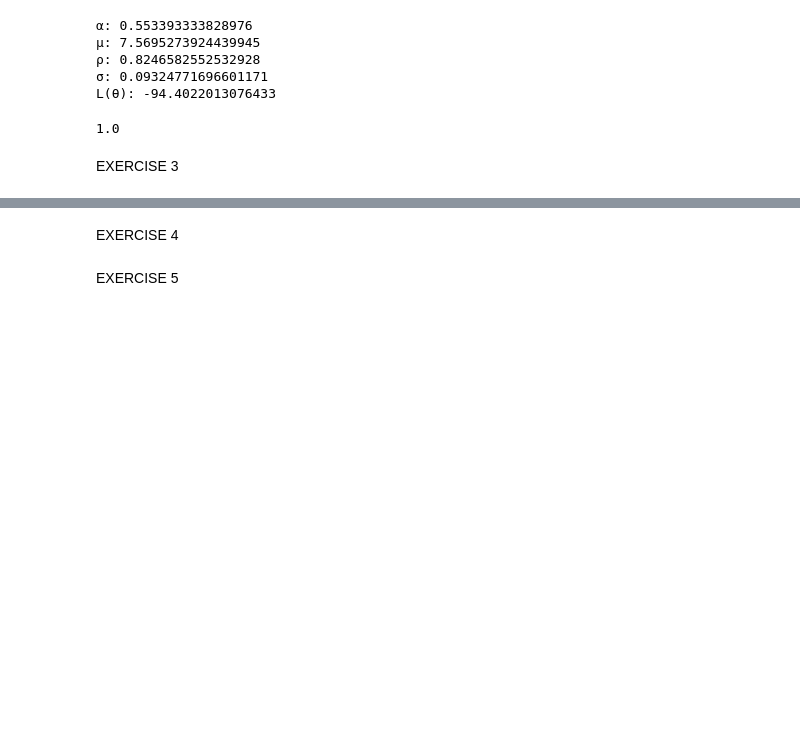
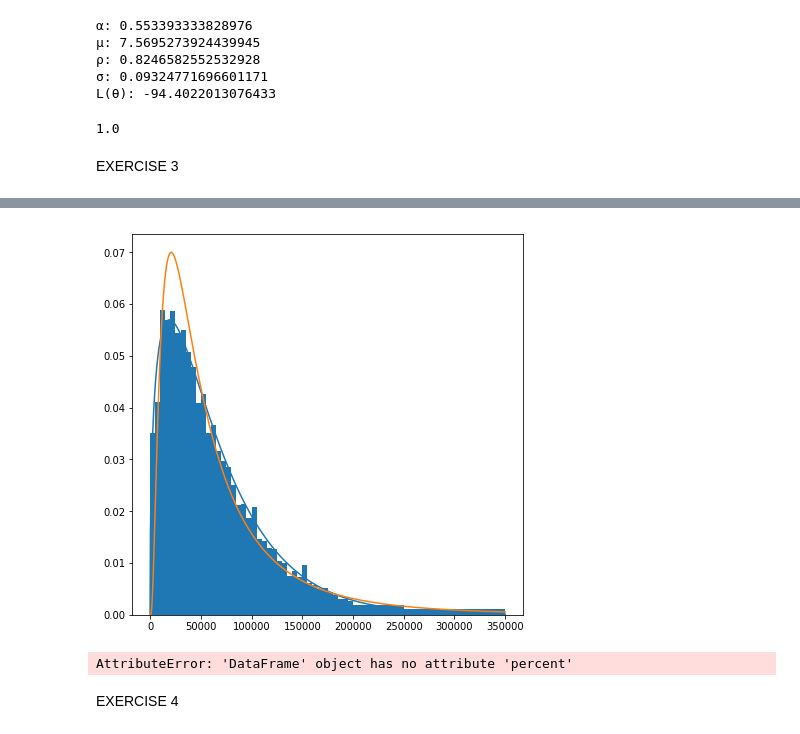
Before and after one commit to sophiesun123/BootCamp2018, a Jupyter notebook: ProbSets/Econ/ProbSet5/ProbSet5.ipynb, the cells around one changed output, grey strips where cells are left out. Saved outputs shown, nothing was run; the diff lists cells and outputs as text; code cells hidden in the pictures; blank space fills up the shorter version.

```diff
--- a/ProbSets/Econ/ProbSet5/ProbSet5.ipynb
+++ b/ProbSets/Econ/ProbSet5/ProbSet5.ipynb
@@ -256,2 +354,27 @@ EXERCISE 3
+# %%
+# PART D
+plt.subplots(figsize=(7, 7))
+plt.bar(data.midpoint, data1, width = widths * 1000)
+plt.plot(x, y)
+plt.plot(x, 5000 * ln_dist(x, μ, σ))
+plt.show()
+# %% [output]
+[figure, added]
+# %%
+# PART E
+# set parameters
+gmm_0 = (data.percent, np.eye(42))
+results1 = opt.minimize(ga, p_0, args=(gmm_0), method='L-BFGS-B', bounds = ((1e-8, None), (1e-8, None)))
+α1, β1 = results1.x
+weight = (1 / 42) * np.dot((ga_err(α_0, β_0, data.percent),(ga_err(α_0, β_0, data.percent))))
+# set parameters
+gmm_0 = (data.perc, weight)
+results2 = opt.minimize(ga, p_0, args=(gmm_0), method='L-BFGS-B', bounds = ((1e-8, None), (1e-8, None)))
+α2, β2 = results2.x
+print(results1)
+print(results2)
+print(α1, α2, β1, β2)
+# %% [output]
+AttributeError: 'DataFrame' object has no attribute 'percent'
 # %% [markdown]
 EXERCISE 4
@@ -260,2 +380,0 @@ EXERCISE 4
-# %% [markdown]
-EXERCISE 5
```
Also changed, not shown: parts of 12 cells of this notebook.
